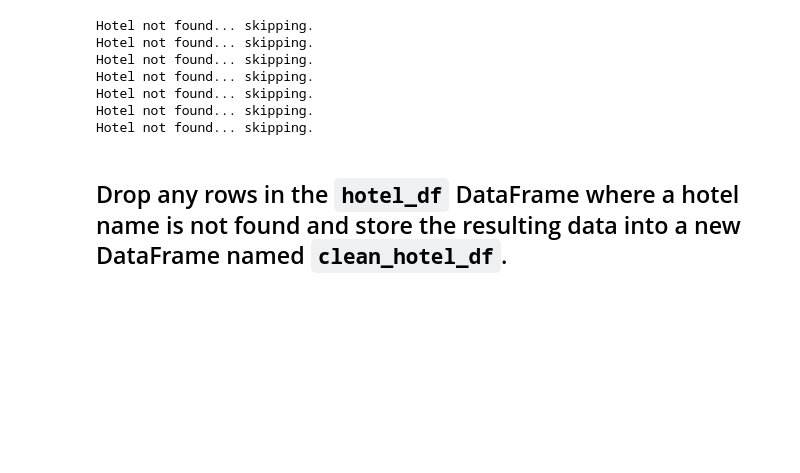
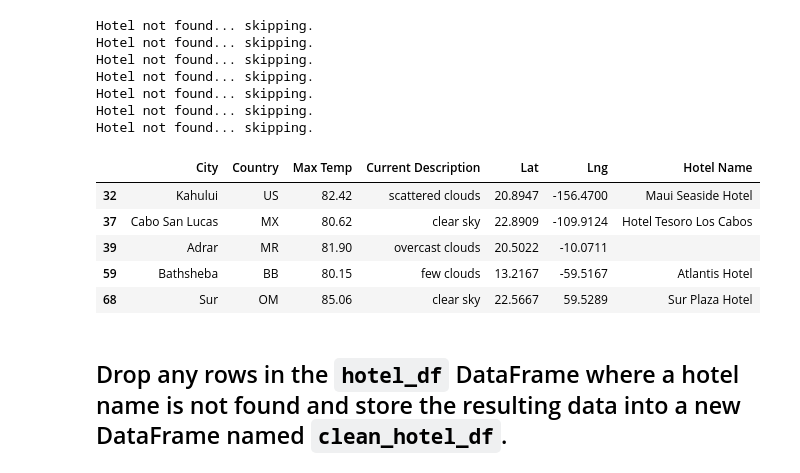
Before and after one commit to marcomireles123/World-Weather-Analysis, a Jupyter notebook: Vacation_Search/Vacation_Search.ipynb, the cells around one changed output. Drawn from its saved outputs; the diff is of its cells as text; code cells hidden in the pictures; blank space fills up the shorter version.

```diff
--- a/Vacation_Search/Vacation_Search.ipynb
+++ b/Vacation_Search/Vacation_Search.ipynb
@@ -221,7 +221,14 @@ Hotel not found... skipping.
 Hotel not found... skipping.
 # %%
 # Display sample data
-# YOUR CODE HERE
+hotel_df.head()
+# %% [output]
+|  | City | Country | Max Temp | Current Description | Lat | Lng | Hotel Name |
+| 32 | Kahului | US | 82.42 | scattered clouds | 20.8947 | -156.4700 | Maui Seaside Hotel |
+| 37 | Cabo San Lucas | MX | 80.62 | clear sky | 22.8909 | -109.9124 | Hotel Tesoro Los Cabos |
+| 39 | Adrar | MR | 81.90 | overcast clouds | 20.5022 | -10.0711 |  |
+| 59 | Bathsheba | BB | 80.15 | few clouds | 13.2167 | -59.5167 | Atlantis Hotel |
+| 68 | Sur | OM | 85.06 | clear sky | 22.5667 | 59.5289 | Sur Plaza Hotel |
 # %% [markdown]
 ## Drop any rows in the `hotel_df` DataFrame where a hotel name is not found and store the resulting data into a new DataFrame named `clean_hotel_df`.
 # %%
```
Also changed, not shown: parts of 4 cells of this notebook, 3 other files.
